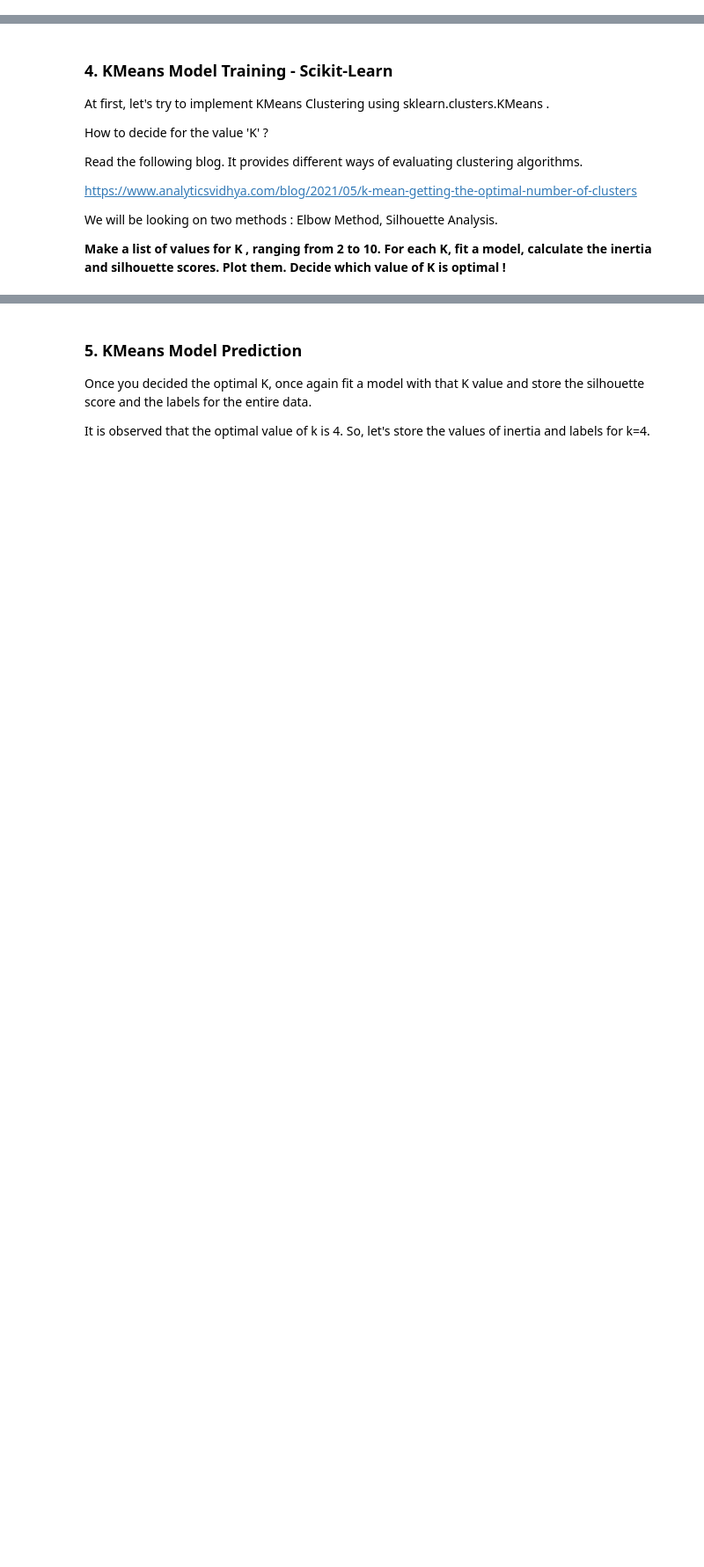
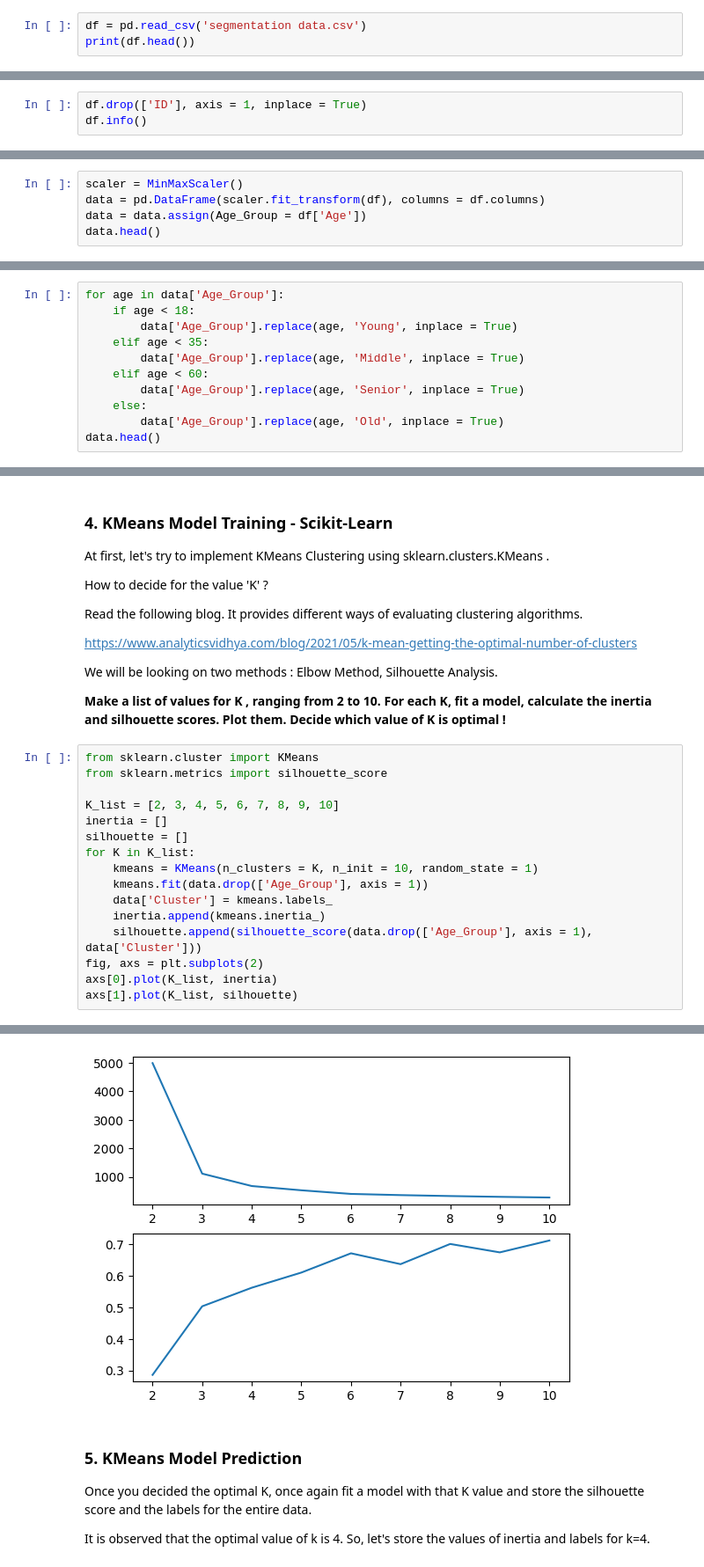
Before and after one commit to Intro-to-ML-and-DL/Intro-to-ML-and-DL, a Jupyter notebook: Week 4/Assignment/Stamatics_Assignment3.ipynb, the cells around one changed output, grey strips where cells are left out. Shown at 88% size. Cells and saved outputs as stored; diff of their text form; blank space fills up the shorter version.

Commit message:
Assignment 3 done

```diff
--- a/Week 4/Assignment/Stamatics_Assignment3.ipynb
+++ b/Week 4/Assignment/Stamatics_Assignment3.ipynb
@@ -78,3 +478,6 @@ This is an Unsupervised Learning question since it doesn't provide you with labe
 ### 1. Import the necessary modules
 # %% [markdown]
 ### 2. Read the csv file "segmentation data.csv" present in the Github repository as a Pandas DataFrame.
+# %%
+df = pd.read_csv('segmentation data.csv')
+print(df.head())
@@ -90,3 +507,6 @@ This is an Unsupervised Learning question since it doesn't provide you with labe
 > Additionally, you may also make the Age column have categorical values. How ? Apply some function that makes age groups turns all ages in some group to a particular number !
 
 Note : Don't do everything in a single code block ! Do it step-by-step and show output for each step.
+# %%
+df.drop(['ID'], axis = 1, inplace = True)
+df.info()
@@ -92,0 +528,5 @@ Note : Don't do everything in a single code block ! Do it step-by-step and show
+# %%
+scaler = MinMaxScaler()
+data = pd.DataFrame(scaler.fit_transform(df), columns = df.columns)
+data = data.assign(Age_Group = df['Age'])
+data.head()
@@ -92,0 +540,11 @@ Note : Don't do everything in a single code block ! Do it step-by-step and show
+# %%
+for age in data['Age_Group']:
+    if age < 18:
+        data['Age_Group'].replace(age, 'Young', inplace = True)
+    elif age < 35:
+        data['Age_Group'].replace(age, 'Middle', inplace = True)
+    elif age < 60:
+        data['Age_Group'].replace(age, 'Senior', inplace = True)
+    else:
+        data['Age_Group'].replace(age, 'Old', inplace = True)
+data.head()
@@ -104,3 +569,20 @@ https://www.analyticsvidhya.com/blog/2021/05/k-mean-getting-the-optimal-number-o
 We will be looking on two methods : Elbow Method, Silhouette Analysis.
 
 **Make a list of values for K , ranging from 2 to 10. For each K, fit a model, calculate the inertia and silhouette scores. Plot them. Decide which value of K is optimal !**
+# %%
+from sklearn.cluster import KMeans
+from sklearn.metrics import silhouette_score
+
+K_list = [2, 3, 4, 5, 6, 7, 8, 9, 10]
+inertia = []
+silhouette = []
+for K in K_list:
+    kmeans = KMeans(n_clusters = K, n_init = 10, random_state = 1)
+    kmeans.fit(data.drop(['Age_Group'], axis = 1))
+    data['Cluster'] = kmeans.labels_
+    inertia.append(kmeans.inertia_)
+    silhouette.append(silhouette_score(data.drop(['Age_Group'], axis = 1), data['Cluster']))
+fig, axs = plt.subplots(2)
+axs[0].plot(K_list, inertia)
+axs[1].plot(K_list, silhouette)
+# %% [output]
@@ -107,3 +590,4 @@ We will be looking on two methods : Elbow Method, Silhouette Analysis.
+[figure, added]
 # %% [markdown]
 ### 5. KMeans Model Prediction
 
```
Also changed, not shown: parts of 34 cells of this notebook.
